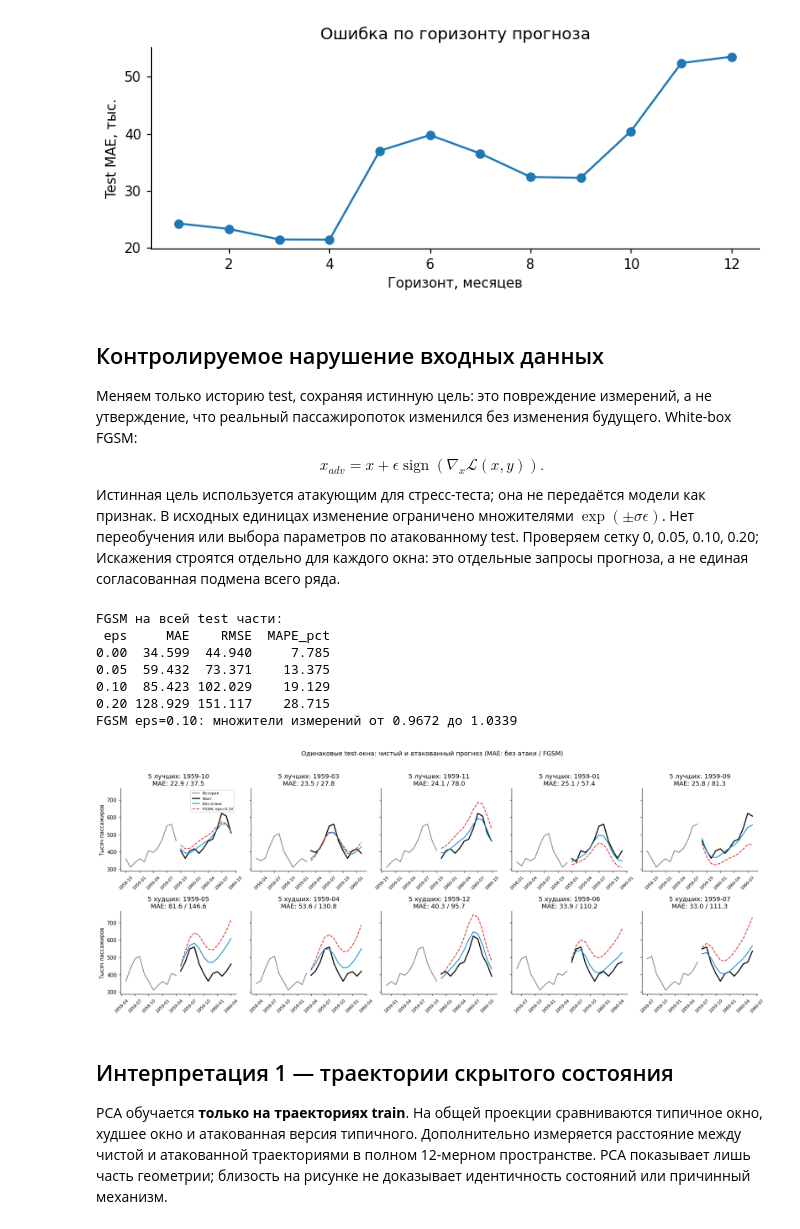
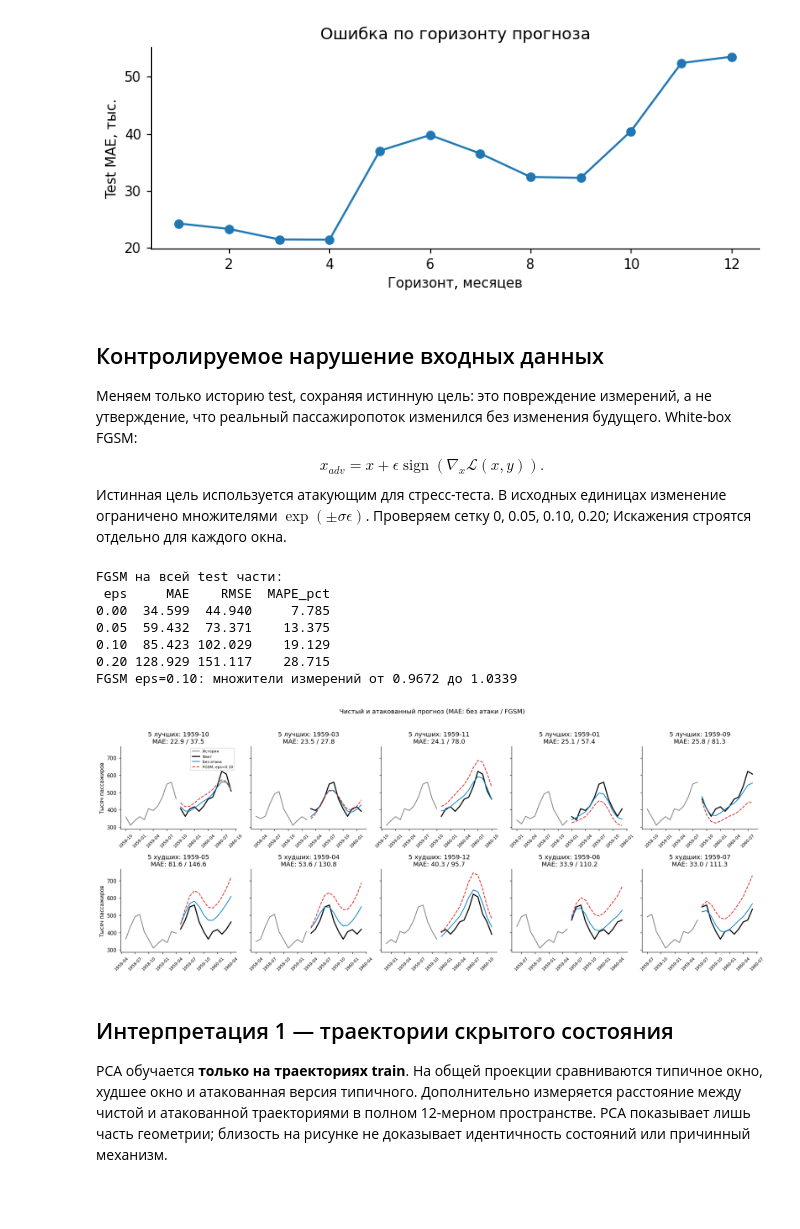
Before and after one commit to BorisVIkVik/NeuralODE-Validation-Lab, a Jupyter notebook: Лабораторная_2_Neural_ODE_AirPassengers.ipynb, the cells around one changed output. Cells and saved outputs as stored; diff of their text form; code cells hidden in the pictures; blank space fills up the shorter version.

```diff
--- a/Лабораторная_2_Neural_ODE_AirPassengers.ipynb
+++ b/Лабораторная_2_Neural_ODE_AirPassengers.ipynb
@@ -361,13 +363,10 @@ validation Neural ODE 27.095 33.428     7.435
 Меняем только историю test, сохраняя истинную цель: это повреждение измерений,
 а не утверждение, что реальный пассажиропоток изменился без изменения будущего. White-box FGSM:
 $$x_{adv}=x+\epsilon\operatorname{sign}(\nabla_x\mathcal L(x,y)).$$
-Истинная цель используется атакующим для стресс-теста; она не передаётся
-модели как признак.
+Истинная цель используется атакующим для стресс-теста.
 В исходных единицах изменение ограничено множителями $\exp(\pm\sigma\epsilon)$.
-Нет переобучения или выбора параметров по атакованному test.
 Проверяем сетку 0, 0.05, 0.10, 0.20;
-Искажения строятся отдельно для каждого окна: это отдельные запросы прогноза,
-а не единая согласованная подмена всего ряда.
+Искажения строятся отдельно для каждого окна.
 # %%
 attack_x = x.detach().clone().requires_grad_(True)
 attack_loss = (model(attack_x, phase) - y).square().mean()
@@ -399,28 +398,27 @@ FGSM на всей test части:
 0.20 128.929 151.117    28.715
 FGSM eps=0.10: множители измерений от 0.9672 до 1.0339
 # %%
-# Сравниваем чистый и атакованный прогноз на тех же лучших и худших test-окнах.
 fig, axes = plt.subplots(2, 5, figsize=(18, 7), sharey=True)
 for row, (indices, title) in enumerate([(best_indices, '5 лучших'), (worst_indices, '5 худших')]):
     for col, i in enumerate(indices):
         ax = axes[row, col]
         o = origins[i]
         clean_mae = np.abs(pred[i] - truth[i]).mean()
         attacked_mae = np.abs(pred_adv[i] - truth[i]).mean()
         ax.plot(dates[o-12:o], values[o-12:o], color='gray', label='История')
         ax.plot(dates[o:o+H], truth[i], color='black', lw=2, label='Факт')
         ax.plot(dates[o:o+H], pred[i], color='#0284c7', label='Без атаки')
         ax.plot(dates[o:o+H], pred_adv[i], color='#dc2626', ls='--', label=f'FGSM, eps={EPS:.2f}')
         ax.set_title(f'{title}: {dates[o]:%Y-%m}\nMAE: {clean_mae:.1f} / {attacked_mae:.1f}')
         ax.tick_params(axis='x', rotation=45, labelsize=8)
         if col == 0:
             ax.set_ylabel('Тысяч пассажиров')
 axes[0, 0].legend(fontsize=7)
-fig.suptitle('Одинаковые test-окна: чистый и атакованный прогноз (MAE: без атаки / FGSM)', y=1.02)
+fig.suptitle('Чистый и атакованный прогноз (MAE: без атаки / FGSM)', y=1.02)
 fig.tight_layout()
 savefig('05_fgsm_best_worst_test_examples')
 # %% [output]
-[figure, old version]
+[figure, new version]
 # %% [markdown]
 ## Интерпретация 1 — траектории скрытого состояния
 PCA обучается **только на траекториях train**. На общей проекции сравниваются
```
Also changed, not shown: parts of 3 cells of this notebook.
